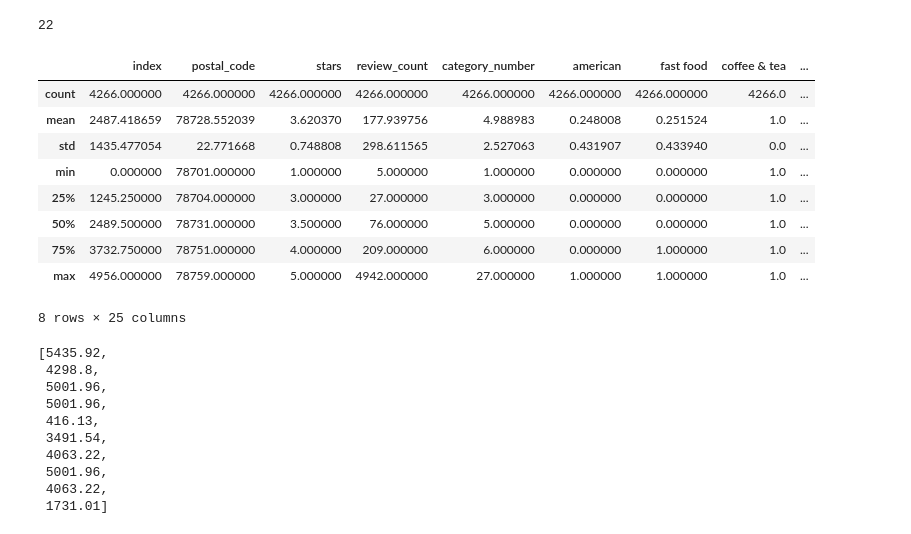
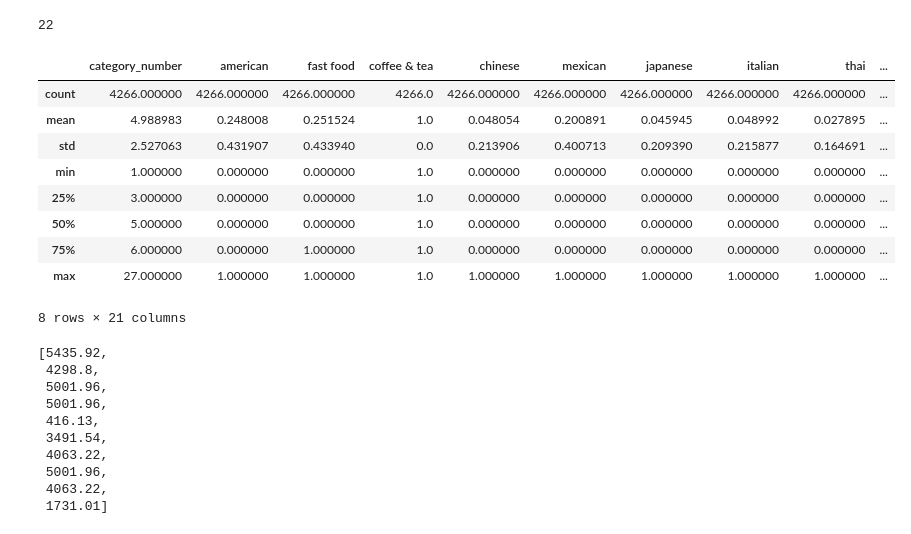
Before and after one commit to yujing-syj/Yelp_Restaurant_Rating_Prediction, a Jupyter notebook: css2 project.ipynb, the cells around one changed output. Saved outputs shown, nothing was run; the diff lists cells and outputs as text; code cells hidden in the pictures.

```diff
--- a/css2 project.ipynb
+++ b/css2 project.ipynb
@@ -701,18 +701,18 @@ df_clean = df_regression.replace(to_replace = "None", value = np.nan).dropna()
 # %%
 df_clean = df_clean.reset_index()
 # %%
-df_clean.describe()
+df_clean.describe().iloc[:,4:]
 # %% [output]
-|  | index | postal_code | stars | review_count | category_number | american | fast food | coffee & tea | ... |
-| count | 4266.000000 | 4266.000000 | 4266.000000 | 4266.000000 | 4266.000000 | 4266.000000 | 4266.000000 | 4266.0 | ... |
-| mean | 2487.418659 | 78728.552039 | 3.620370 | 177.939756 | 4.988983 | 0.248008 | 0.251524 | 1.0 | ... |
-| std | 1435.477054 | 22.771668 | 0.748808 | 298.611565 | 2.527063 | 0.431907 | 0.433940 | 0.0 | ... |
-| min | 0.000000 | 78701.000000 | 1.000000 | 5.000000 | 1.000000 | 0.000000 | 0.000000 | 1.0 | ... |
-| 25% | 1245.250000 | 78704.000000 | 3.000000 | 27.000000 | 3.000000 | 0.000000 | 0.000000 | 1.0 | ... |
-| 50% | 2489.500000 | 78731.000000 | 3.500000 | 76.000000 | 5.000000 | 0.000000 | 0.000000 | 1.0 | ... |
-| 75% | 3732.750000 | 78751.000000 | 4.000000 | 209.000000 | 6.000000 | 0.000000 | 1.000000 | 1.0 | ... |
-| max | 4956.000000 | 78759.000000 | 5.000000 | 4942.000000 | 27.000000 | 1.000000 | 1.000000 | 1.0 | ... |
+|  | category_number | american | fast food | coffee & tea | chinese | mexican | japanese | italian | thai | ... |
+| count | 4266.000000 | 4266.000000 | 4266.000000 | 4266.0 | 4266.000000 | 4266.000000 | 4266.000000 | 4266.000000 | 4266.000000 | ... |
+| mean | 4.988983 | 0.248008 | 0.251524 | 1.0 | 0.048054 | 0.200891 | 0.045945 | 0.048992 | 0.027895 | ... |
+| std | 2.527063 | 0.431907 | 0.433940 | 0.0 | 0.213906 | 0.400713 | 0.209390 | 0.215877 | 0.164691 | ... |
+| min | 1.000000 | 0.000000 | 0.000000 | 1.0 | 0.000000 | 0.000000 | 0.000000 | 0.000000 | 0.000000 | ... |
+| 25% | 3.000000 | 0.000000 | 0.000000 | 1.0 | 0.000000 | 0.000000 | 0.000000 | 0.000000 | 0.000000 | ... |
+| 50% | 5.000000 | 0.000000 | 0.000000 | 1.0 | 0.000000 | 0.000000 | 0.000000 | 0.000000 | 0.000000 | ... |
+| 75% | 6.000000 | 0.000000 | 1.000000 | 1.0 | 0.000000 | 0.000000 | 0.000000 | 0.000000 | 0.000000 | ... |
+| max | 27.000000 | 1.000000 | 1.000000 | 1.0 | 1.000000 | 1.000000 | 1.000000 | 1.000000 | 1.000000 | ... |
-8 rows × 25 columns
+8 rows × 21 columns
 # %%
 density_clean = []
 for index, row in df_clean.iterrows():
```
